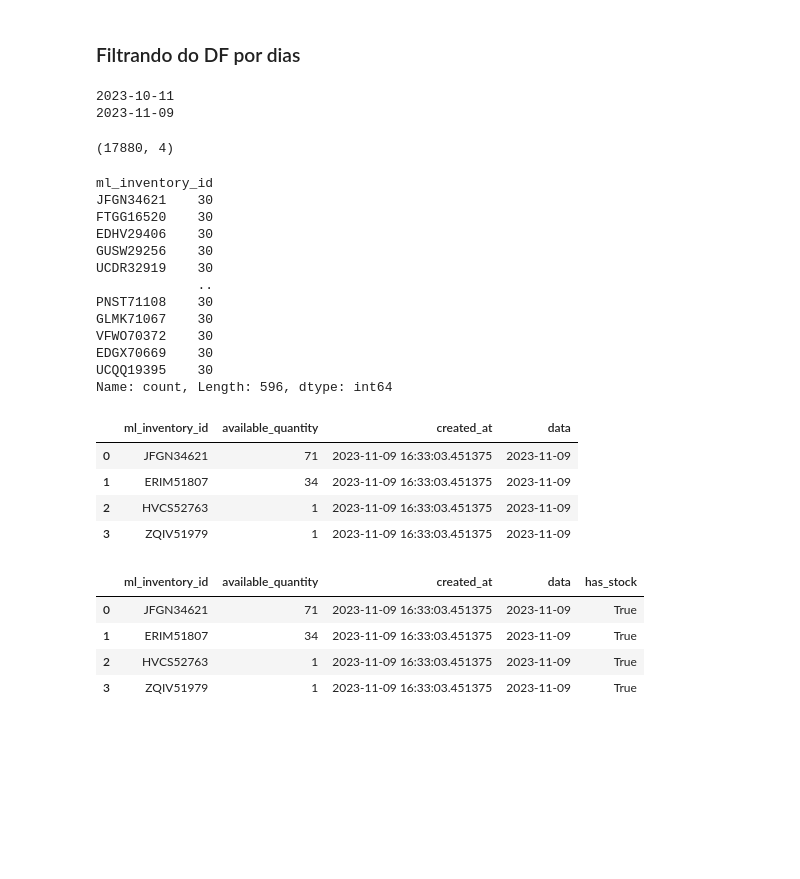
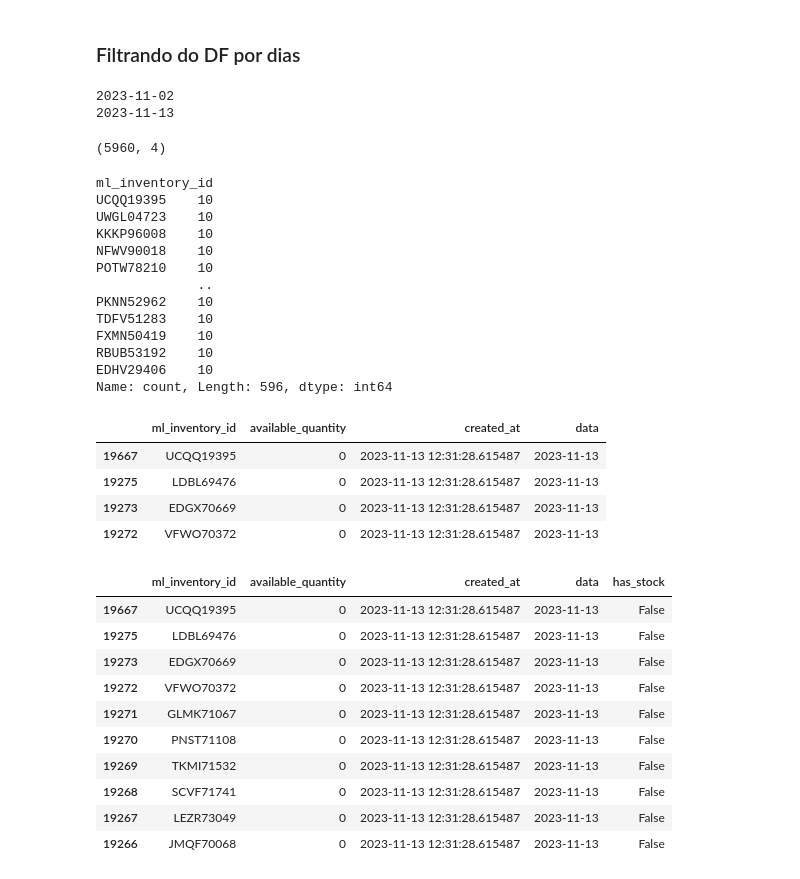
Before and after one commit to lpcoutinho/api_musical, a Jupyter notebook: Notebooks/calculando_estoque.ipynb, the cells around one changed output. Cells and saved outputs as stored; diff of their text form; code cells hidden in the pictures; blank space fills up the shorter version.

```diff
--- a/Notebooks/calculando_estoque.ipynb
+++ b/Notebooks/calculando_estoque.ipynb
@@ -195,7 +196,7 @@ df_stock
 # %%
 # não calcular o dia atual
 # se hoje 09, calcular d x até 08
-days = 29
+days = 11
 
 data_atual = datetime.now().date()  # Extrai a data do datetime de data atual
 data_inicio = (data_atual - timedelta(days=days))  # Extrai a data do datetime da data de início
@@ -204,45 +205,51 @@ print(data_inicio)
 print(data_atual)
 
 # Filtra para incluir apenas as linhas dentro do período desejado
-df_filtrado = df[(df['data'] >= data_inicio) & (df['data'] <= data_atual)]
+df_filtrado = df_stock[(df_stock['data'] >= data_inicio) & (df_stock['data'] <= data_atual)]
 # %% [output]
-2023-10-11
-2023-11-09
+2023-11-02
+2023-11-13
 # %%
 df_filtrado.shape
 # %% [output]
-(17880, 4)
+(5960, 4)
 # %%
 df_filtrado['ml_inventory_id'].value_counts()
 # %% [output]
 ml_inventory_id
-JFGN34621    30
-FTGG16520    30
-EDHV29406    30
-GUSW29256    30
-UCDR32919    30
+UCQQ19395    10
+UWGL04723    10
+KKKP96008    10
+NFWV90018    10
+POTW78210    10
              ..
-PNST71108    30
-GLMK71067    30
-VFWO70372    30
-EDGX70669    30
-UCQQ19395    30
+PKNN52962    10
+TDFV51283    10
+FXMN50419    10
+RBUB53192    10
+EDHV29406    10
 Name: count, Length: 596, dtype: int64
 # %%
 df_filtrado.head(4)
 # %% [output]
 |  | ml_inventory_id | available_quantity | created_at | data |
-| 0 | JFGN34621 | 71 | 2023-11-09 16:33:03.451375 | 2023-11-09 |
-| 1 | ERIM51807 | 34 | 2023-11-09 16:33:03.451375 | 2023-11-09 |
-| 2 | HVCS52763 | 1 | 2023-11-09 16:33:03.451375 | 2023-11-09 |
-| 3 | ZQIV51979 | 1 | 2023-11-09 16:33:03.451375 | 2023-11-09 |
+| 19667 | UCQQ19395 | 0 | 2023-11-13 12:31:28.615487 | 2023-11-13 |
+| 19275 | LDBL69476 | 0 | 2023-11-13 12:31:28.615487 | 2023-11-13 |
+| 19273 | EDGX70669 | 0 | 2023-11-13 12:31:28.615487 | 2023-11-13 |
+| 19272 | VFWO70372 | 0 | 2023-11-13 12:31:28.615487 | 2023-11-13 |
 # %%
 ## Cria coluna has_stock, se available_quantity <= 0, has_stock= False ##
 df_filtrado = df_filtrado.assign(has_stock=lambda x: x["available_quantity"] > 0)
-df_filtrado.head(4)
+df_filtrado.head(10)
 # %% [output]
 |  | ml_inventory_id | available_quantity | created_at | data | has_stock |
-| 0 | JFGN34621 | 71 | 2023-11-09 16:33:03.451375 | 2023-11-09 | True |
-| 1 | ERIM51807 | 34 | 2023-11-09 16:33:03.451375 | 2023-11-09 | True |
-| 2 | HVCS52763 | 1 | 2023-11-09 16:33:03.451375 | 2023-11-09 | True |
-| 3 | ZQIV51979 | 1 | 2023-11-09 16:33:03.451375 | 2023-11-09 | True |
+| 19667 | UCQQ19395 | 0 | 2023-11-13 12:31:28.615487 | 2023-11-13 | False |
+| 19275 | LDBL69476 | 0 | 2023-11-13 12:31:28.615487 | 2023-11-13 | False |
+| 19273 | EDGX70669 | 0 | 2023-11-13 12:31:28.615487 | 2023-11-13 | False |
+| 19272 | VFWO70372 | 0 | 2023-11-13 12:31:28.615487 | 2023-11-13 | False |
+| 19271 | GLMK71067 | 0 | 2023-11-13 12:31:28.615487 | 2023-11-13 | False |
+| 19270 | PNST71108 | 0 | 2023-11-13 12:31:28.615487 | 2023-11-13 | False |
+| 19269 | TKMI71532 | 0 | 2023-11-13 12:31:28.615487 | 2023-11-13 | False |
+| 19268 | SCVF71741 | 0 | 2023-11-13 12:31:28.615487 | 2023-11-13 | False |
+| 19267 | LEZR73049 | 0 | 2023-11-13 12:31:28.615487 | 2023-11-13 | False |
+| 19266 | JMQF70068 | 0 | 2023-11-13 12:31:28.615487 | 2023-11-13 | False |
```
Also changed, not shown: parts of 38 cells of this notebook, 7 other files.
